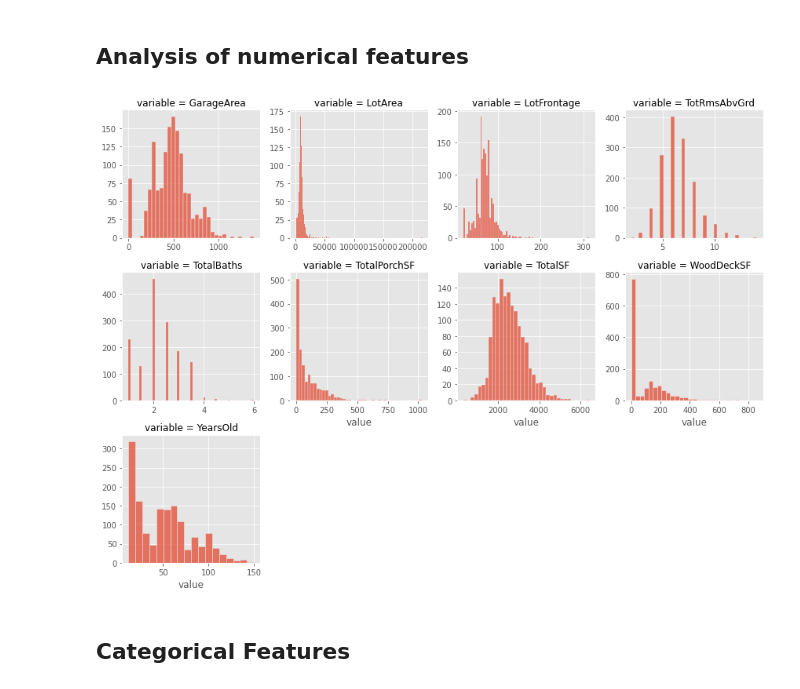
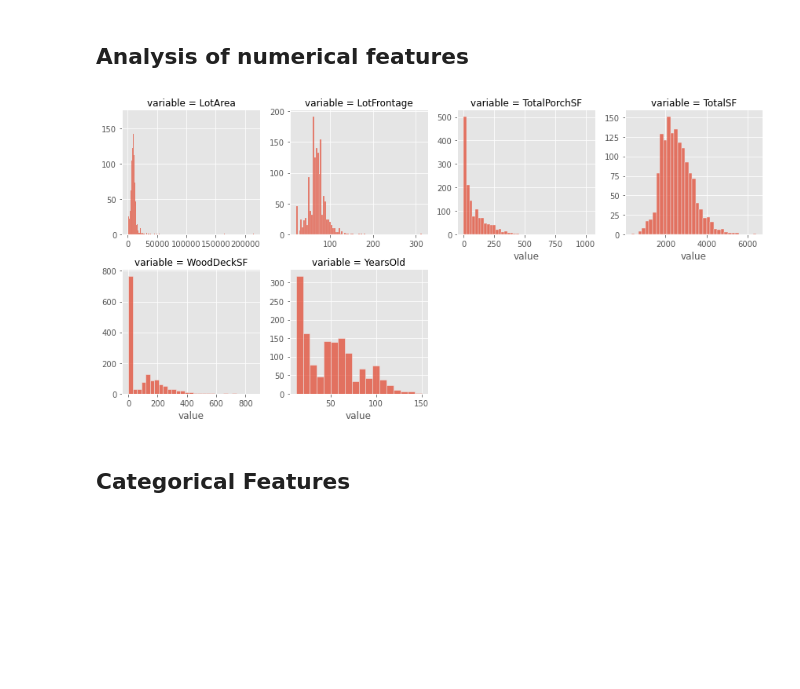
Before and after one commit to JoeyLukes/AmesHousingIA650, a Jupyter notebook: Final Draft/mva.ipynb, the cells around one changed output. Saved outputs shown, nothing was run; the diff lists cells and outputs as text; code cells hidden in the pictures; blank space fills up the shorter version.

```diff
--- a/Final Draft/mva.ipynb
+++ b/Final Draft/mva.ipynb
@@ -129,11 +129,11 @@ Name: OverallQual, dtype: int64
 ## Analysis of numerical features
 # %%
 # Grid of distribution plots of all numerical features
-f = pd.melt(train, value_vars=sorted(num_features))
+f = pd.melt(train, value_vars=sorted(['LotFrontage', 'LotArea', 'WoodDeckSF', 'TotalSF', 'TotalPorchSF', 'YearsOld']))
 g = sns.FacetGrid(f, col='variable', col_wrap=4, sharex=False, sharey=False)
 g = g.map(sns.histplot, 'value')
 # %% [output]
-[figure, old version]
+[figure, new version]
 # %% [markdown]
 ## Categorical Features
 # %%
```
Also changed, not shown: parts of 1 cell of this notebook, 12 other files.
